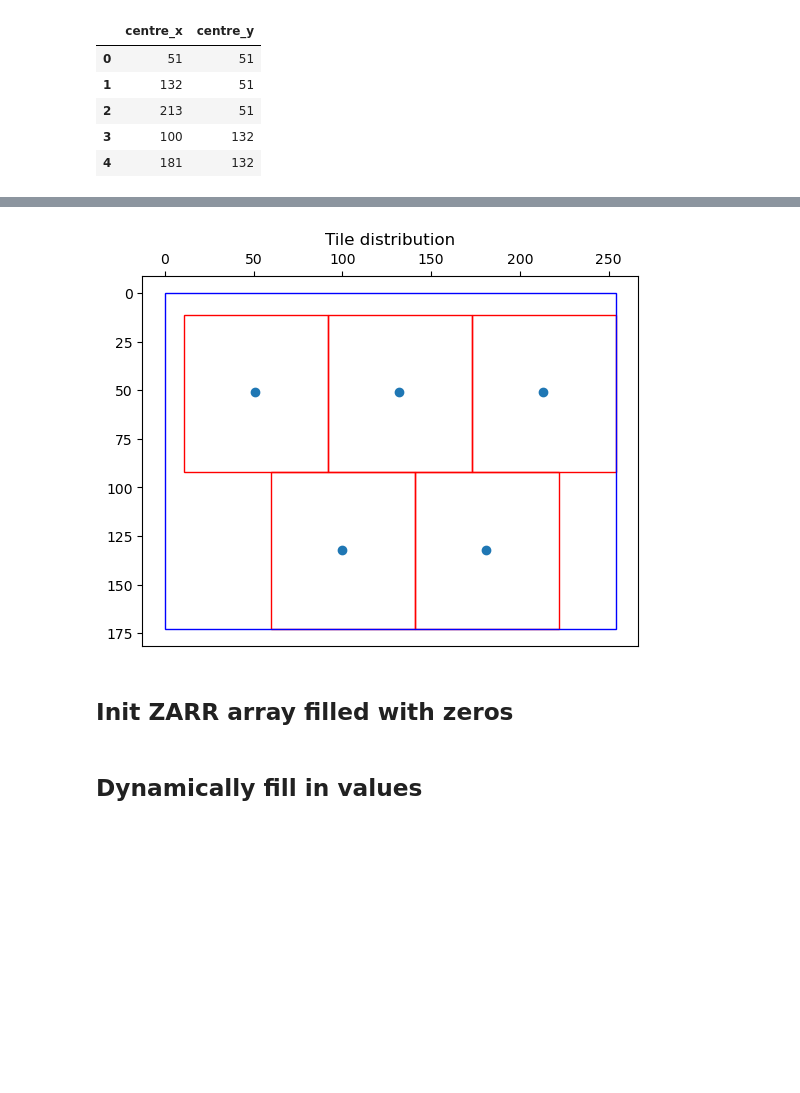
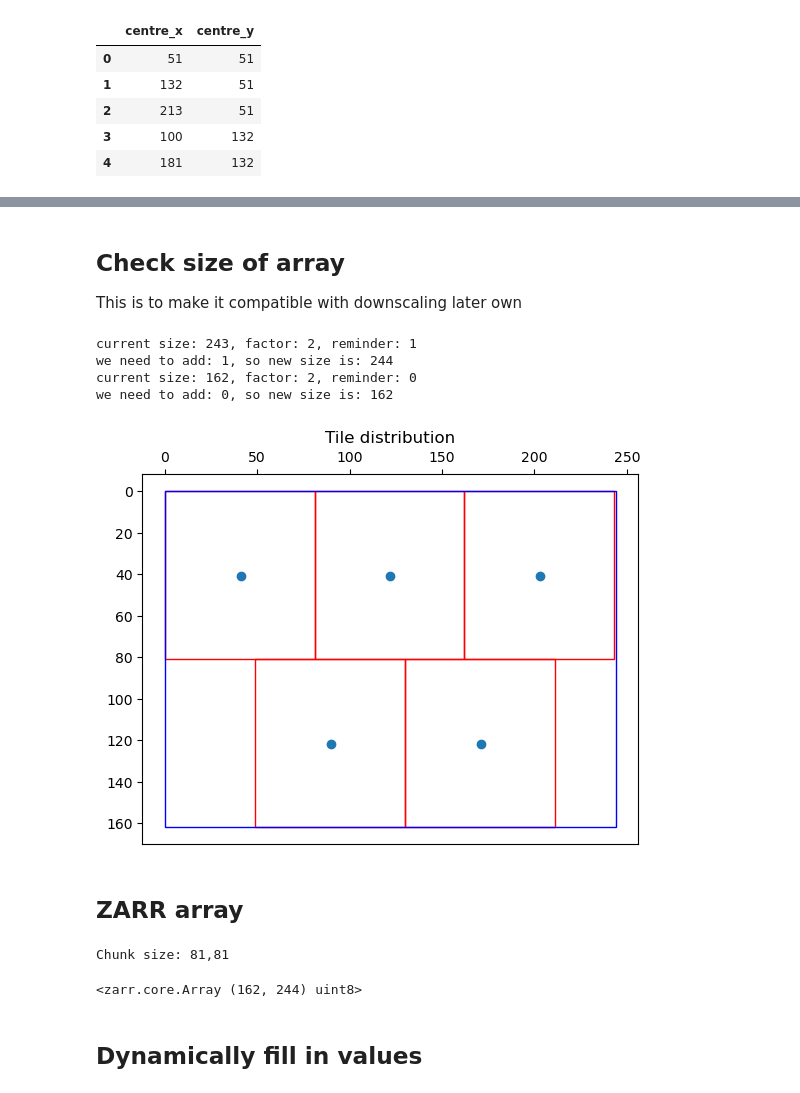
Before and after one commit to CamachoDejay/teaching-bioimage-analysis-python, a Jupyter notebook: short_examples/zarr-from-tiles/zarr-minimal-example-tiles.ipynb, the cells around one changed output, grey strips where cells are left out. Drawn from its saved outputs; the diff is of its cells as text; code cells hidden in the pictures; blank space fills up the shorter version.

Commit message:
updated to have ome-zarr metadata

```diff
--- a/short_examples/zarr-from-tiles/zarr-minimal-example-tiles.ipynb
+++ b/short_examples/zarr-from-tiles/zarr-minimal-example-tiles.ipynb
@@ -44,0 +41,4 @@ This means the full area is 254, 173 pixels
+# %%
+df['size_x'] = tile_shape[0]
+df['size_y'] = tile_shape[1]
+df
@@ -44,0 +84,3 @@ This means the full area is 254, 173 pixels
+# %%
+df00 = translation00(df)
+df00
@@ -45,34 +94,66 @@ This means the full area is 254, 173 pixels
+# %% [markdown]
+## Check size of array
+This is to make it compatible with downscaling later own
+# %%
+def optimal_size(current_size, res_levels):
+    # helper function that asses the best size given the desired resolution level
+
+    div_factor = np.power(2,res_levels)
+    rem = np.remainder(current_size, div_factor)
+
+    print(f'current size: {current_size}, factor: {div_factor}, reminder: {rem}')
+
+    if rem > 0:
+        extra = div_factor-rem
+    else:
+        extra = 0
+
+    print(f'we need to add: {extra}, so new size is: {current_size+extra}')
+
+    return current_size+extra
+# %%
+x_size_tmp = (df00['corner_x']+df00["size_x"]).max()
+total_x = int(optimal_size(x_size_tmp, 1))
+
+y_size_tmp = (df00['corner_y']+df00["size_y"]).max()
+total_y = int(optimal_size(y_size_tmp, 1))
+# %% [output]
+current size: 243, factor: 2, reminder: 1
+we need to add: 1, so new size is: 244
+current size: 162, factor: 2, reminder: 0
+we need to add: 0, so new size is: 162
 # %%
 import matplotlib.pyplot as plt
 from matplotlib.patches import Rectangle
 # %%
 #define Matplotlib figure and axis
 fig, ax = plt.subplots()
 
 #create simple line plot
-ax.scatter(df["centre_x"].to_numpy(), df["centre_y"].to_numpy())
+ax.scatter(df00["centre_x"].to_numpy(), df00["centre_y"].to_numpy())
 
 #add rectangle to plot
-for index, row in df.iterrows():
-    c_x = row["centre_x"]
-    c_y = row["centre_y"]
-    ax.add_patch(Rectangle((c_x-40, c_y-40), tile_width, tile_width,
+for index, row in df00.iterrows():
+    c_x = row["corner_x"]
+    c_y = row["corner_y"]
+
+    ax.add_patch(Rectangle((c_x, c_y), row["size_x"], row["size_y"],
              edgecolor = 'red',
              fill=False))
 
 ax.add_patch(Rectangle((0, 0), total_x, total_y,
              edgecolor = 'blue',
              fill=False))
 
 # axis as in image
 ax.set_ylim(ax.get_ylim()[::-1])
 ax.xaxis.tick_top()
 ax.yaxis.tick_left()
 
 #display plot
 plt.title("Tile distribution")
 plt.show()
 # %% [output]
-[figure, old version]
+[figure, new version]
 # %% [markdown]
-## Init ZARR array filled with zeros
+## ZARR array
@@ -86,3 +162,12 @@ z = zarr.create(store=store, overwrite=True, shape=z.shape)
+# %%
+store = zarr.DirectoryStore('./data/basic-array.zarr')
+chunk_size = np.max(tile_shape)
+print(f'Chunk size: {chunk_size},{chunk_size}')
+z = zarr.creation.open_array(store=store, mode='a', shape=(total_y, total_x), chunks=(chunk_size,chunk_size), dtype=tile_type)
+z
+# %% [output]
+Chunk size: 81,81
+<zarr.core.Array (162, 244) uint8>
 # %% [markdown]
 ## Dynamically fill in values
 # %%
```
Also changed, not shown: parts of 26 cells of this notebook.
